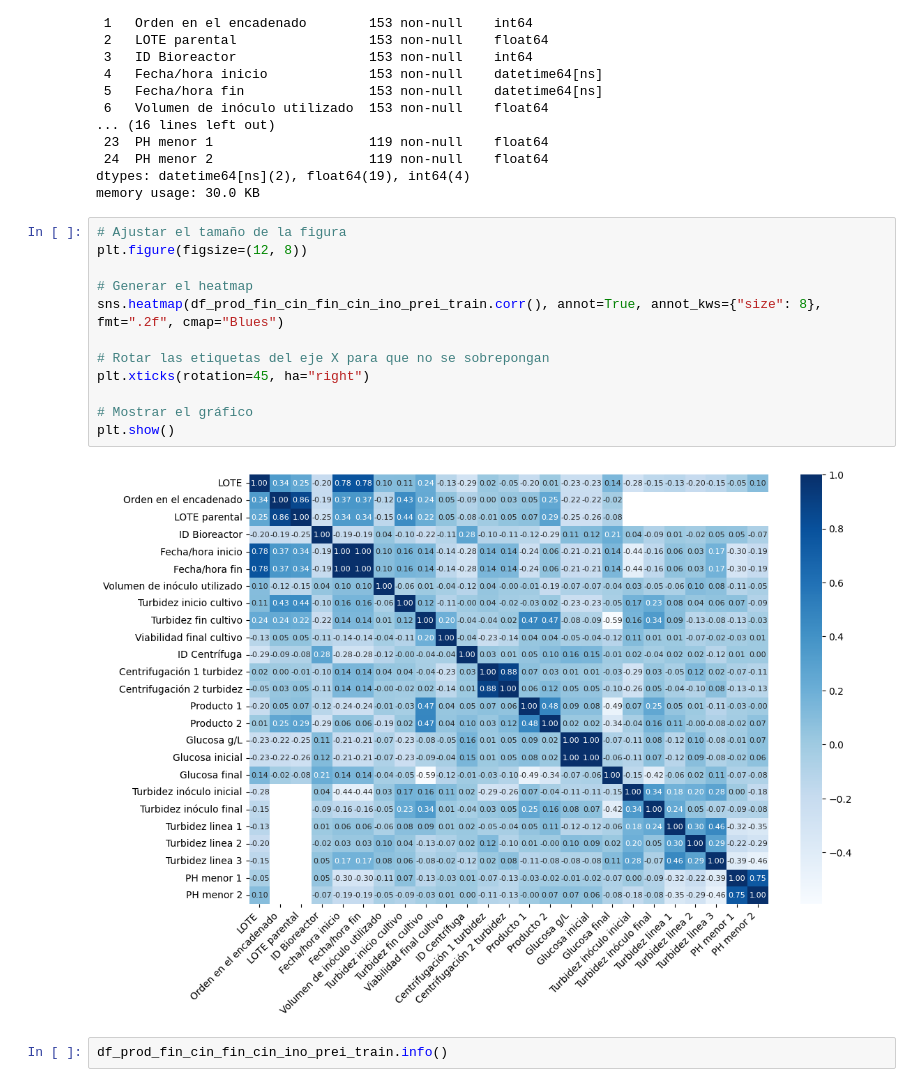
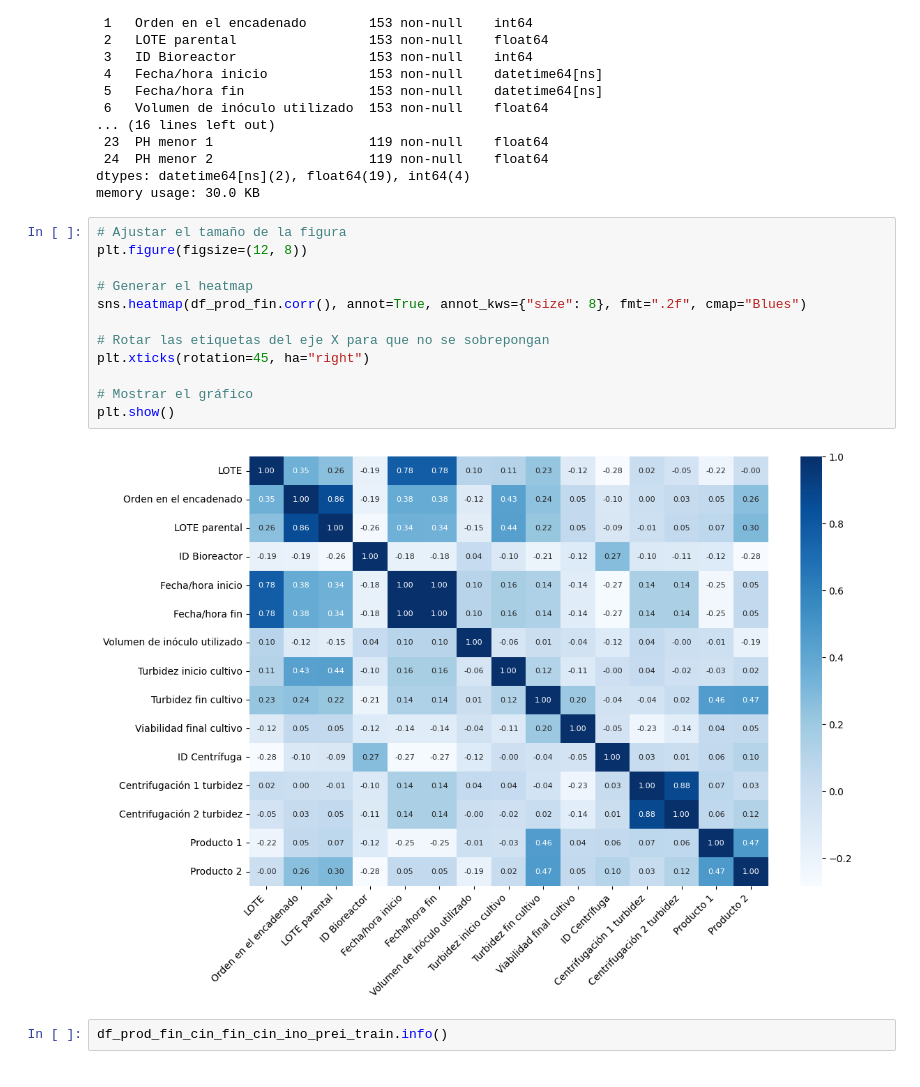
Before and after one commit to vjnoguera/Datathon-24, a Jupyter notebook: Merge global.ipynb, the cells around one changed output. Drawn from its saved outputs; the diff is of its cells as text.

```diff
--- a/Merge global.ipynb
+++ b/Merge global.ipynb
@@ -291,17 +314,17 @@ memory usage: 30.0 KB
 # %%
 # Ajustar el tamaño de la figura
 plt.figure(figsize=(12, 8))
 
 # Generar el heatmap
-sns.heatmap(df_prod_fin_cin_fin_cin_ino_prei_train.corr(), annot=True, annot_kws={"size": 8}, fmt=".2f", cmap="Blues")
+sns.heatmap(df_prod_fin.corr(), annot=True, annot_kws={"size": 8}, fmt=".2f", cmap="Blues")
 
 # Rotar las etiquetas del eje X para que no se sobrepongan
 plt.xticks(rotation=45, ha="right")
 
 # Mostrar el gráfico
 plt.show()
 # %% [output]
-[figure, old version]
+[figure, new version]
 # %%
 df_prod_fin_cin_fin_cin_ino_prei_train.info()
 # %% [output]
```
Also changed, not shown: parts of 18 cells of this notebook, 17 other files.
